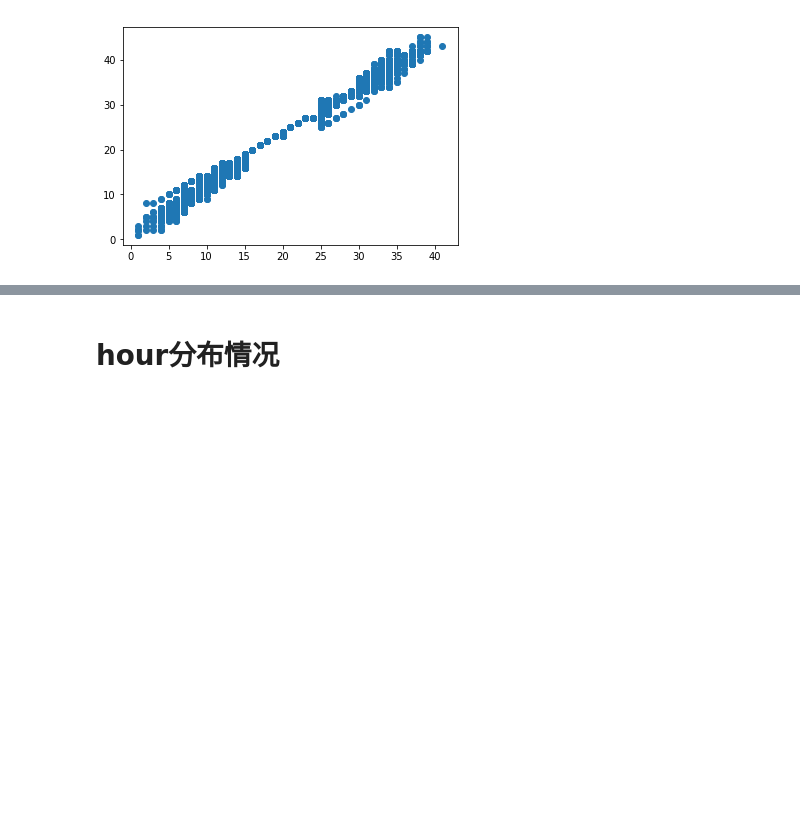
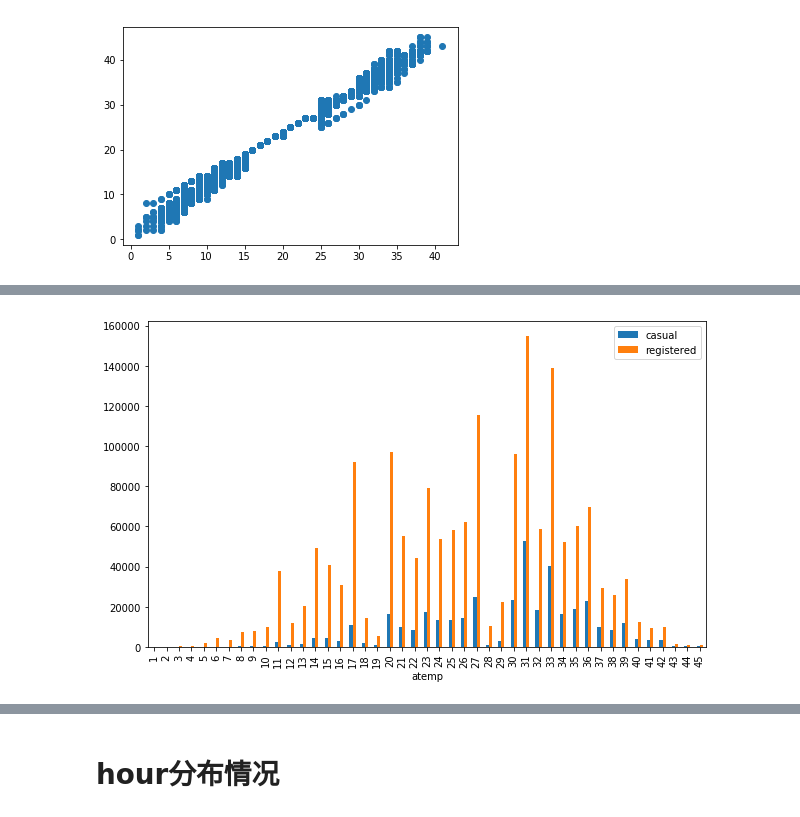
Before and after one commit to nkzxw/dirtysalt.github.io, a Jupyter notebook: codes/kaggle/bike-sharing-demand/bike-sharing-demand-data.ipynb, the cells around one changed output, grey strips where cells are left out. Saved outputs shown, nothing was run; the diff lists cells and outputs as text; code cells hidden in the pictures; blank space fills up the shorter version.

```diff
--- a/codes/kaggle/bike-sharing-demand/bike-sharing-demand-data.ipynb
+++ b/codes/kaggle/bike-sharing-demand/bike-sharing-demand-data.ipynb
@@ -112,0 +128,4 @@ plt.scatter(df['temp'], df['atemp'])
+# %%
+group_plot('atemp')
+# %% [output]
+[figure, added]
```
Also changed, not shown: parts of 18 cells of this notebook, 8 other files.
